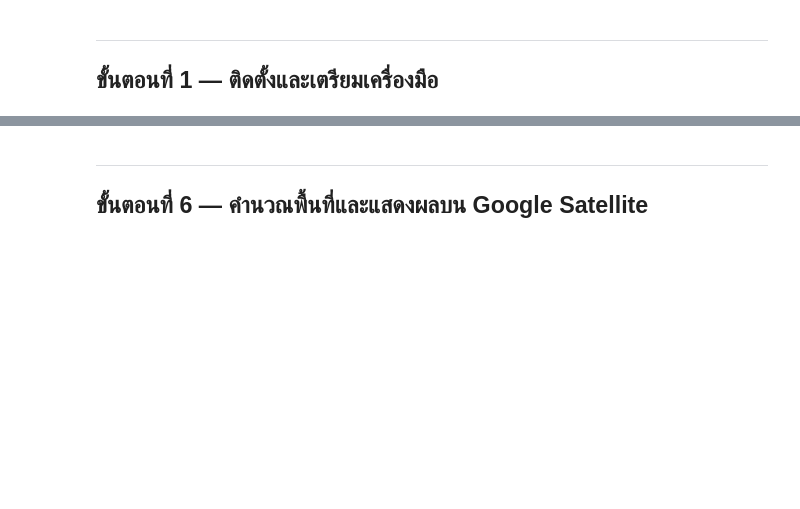
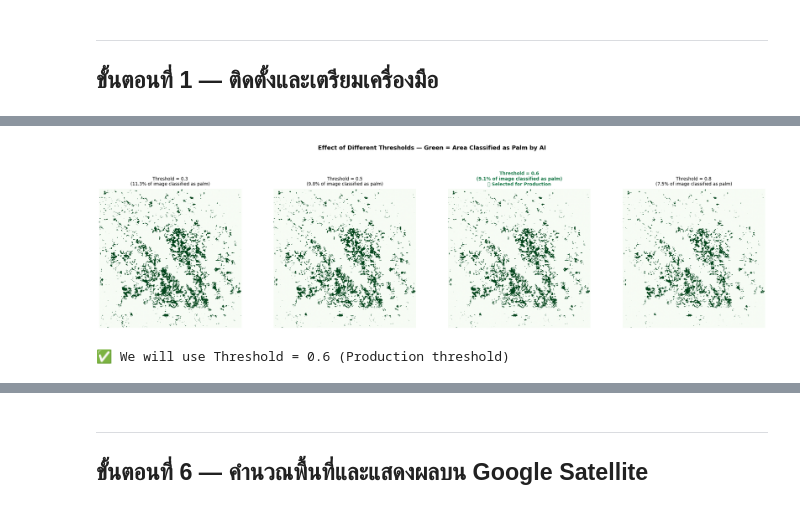
Before and after one commit to A-Phrom-A/ssb-workshop, a Jupyter notebook: 07_predict_and_map.ipynb, the cells around one changed output, grey strips where cells are left out. Drawn from its saved outputs; the diff is of its cells as text; code cells hidden in the pictures; blank space fills up the shorter version.

```diff
--- a/07_predict_and_map.ipynb
+++ b/07_predict_and_map.ipynb
@@ -155,33 +191,42 @@ print('   → ขั้นตอนถัดไป: เลือก Threshold
 # %%
 # ═══════════════════════════════════════════════════════════
 # CELL 3.1 — เปรียบเทียบ Threshold ต่างๆ
 # ═══════════════════════════════════════════════════════════
 
 thresholds = [0.3, 0.5, 0.6, 0.8]
 
 fig, axes = plt.subplots(1, 4, figsize=(22, 6))
 
 for ax, t in zip(axes, thresholds):
     binary = (prob_map > t).astype(np.uint8)
     pct_palm = binary.mean() * 100
+
     ax.imshow(binary, cmap='Greens', vmin=0, vmax=1)
-    title = f'Threshold = {t}\n({pct_palm:.1f}% ของภาพเป็นปาล์ม)'
+
+    title = f'Threshold = {t}\n({pct_palm:.1f}% of image classified as palm)'
 
     if t == PALM_PROB_THRESHOLD:
-        title += '\n✅ เลือกค่านี้ Production'
+        title += '\n✅ Selected for Production'
+        ax.set_title(title, fontsize=10, fontweight='bold', color='#1a7a4a', pad=8)
+    else:
+        ax.set_title(title, fontsize=10, pad=8)
 
-print('        ax.set_title(title, fontsize=10, fontweight='bold', color='#1a7a4a')
-    else:
-        ax.set_title(title, fontsize=10)
-print('    ax.axis('off')
+    ax.axis('off')
 
-plt.suptitle('ผลของ Threshold ต่างๆ — สีเขียว = พื้นที่ที่ AI ตัดสินว่าเป็นปาล์ม',
-print('             fontsize=13, fontweight='bold')
-plt.tight_layout()
+plt.suptitle(
+    'Effect of Different Thresholds — Green = Area Classified as Palm by AI',
+    fontsize=13,
+    fontweight='bold',
+    y=0.98
+)
+
+plt.tight_layout(rect=[0, 0, 1, 0.84])
 plt.show()
 
-print(f'\n')
-print(f'✅ เราจะใช้ Threshold = {PALM_PROB_THRESHOLD} (ค่าที่ใช้ใน Production จริง)')
+print(f'✅ We will use Threshold = {PALM_PROB_THRESHOLD} (Production threshold)')
+# %% [output]
+[figure, added]
+✅ We will use Threshold = 0.6 (Production threshold)
 # %% [markdown]
 ---
 
```
Also changed, not shown: parts of 12 cells of this notebook, 6 other files.
